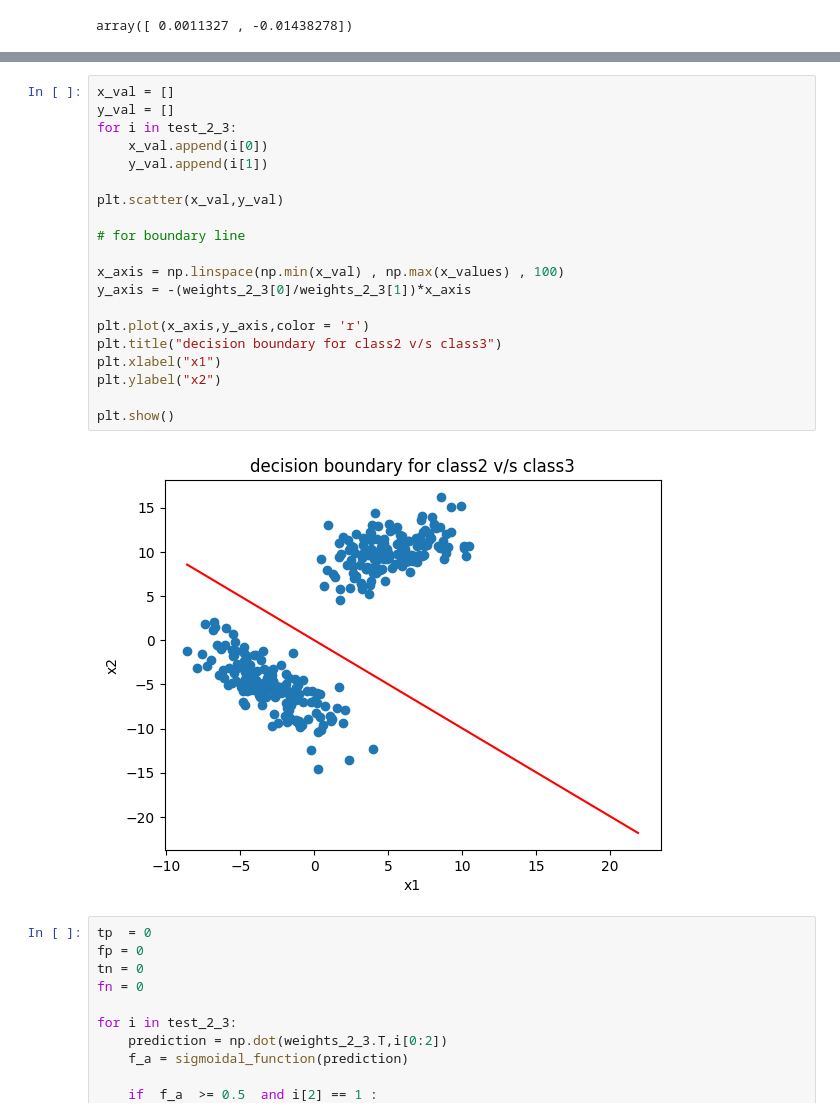
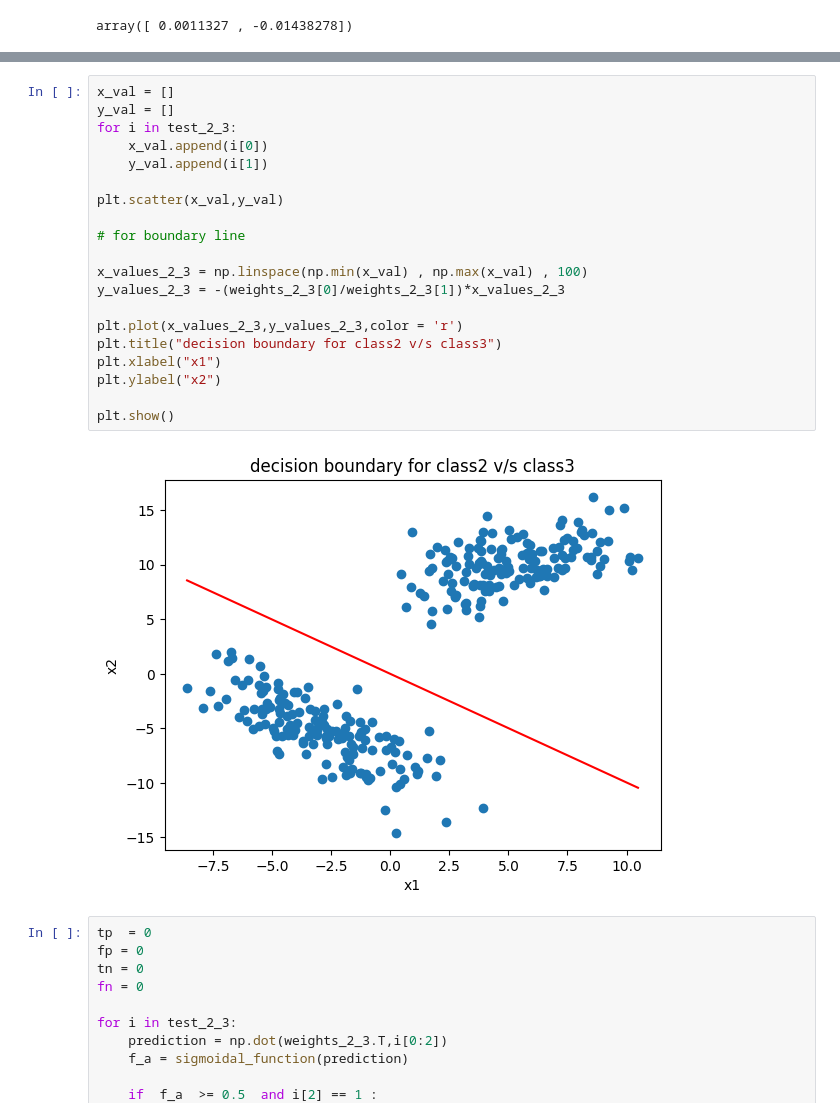
Before and after one commit to ShubhamPatwar/Projects, a Jupyter notebook: DL assignments/Assignment_1/assignment_1_solved/Assignmnet_1_part_1.ipynb, the cells around one changed output, grey strips where cells are left out. Saved outputs shown, nothing was run; the diff lists cells and outputs as text.

```diff
--- a/DL assignments/Assignment_1/assignment_1_solved/Assignmnet_1_part_1.ipynb
+++ b/DL assignments/Assignment_1/assignment_1_solved/Assignmnet_1_part_1.ipynb
@@ -474,25 +400,25 @@ Epoch no.
 # %%
 x_val = []
 y_val = []
 for i in test_2_3:
     x_val.append(i[0])
     y_val.append(i[1])
 
 plt.scatter(x_val,y_val)
 
 # for boundary line
 
-x_axis = np.linspace(np.min(x_val) , np.max(x_values) , 100)
-y_axis = -(weights_2_3[0]/weights_2_3[1])*x_axis
+x_values_2_3 = np.linspace(np.min(x_val) , np.max(x_val) , 100)
+y_values_2_3 = -(weights_2_3[0]/weights_2_3[1])*x_values_2_3
 
-plt.plot(x_axis,y_axis,color = 'r')
+plt.plot(x_values_2_3,y_values_2_3,color = 'r')
 plt.title("decision boundary for class2 v/s class3")
 plt.xlabel("x1")
 plt.ylabel("x2")
 
 plt.show()
 # %% [output]
-[figure, old version]
+[figure, new version]
 # %%
 tp  = 0
 fp = 0
```
Also changed, not shown: parts of 16 cells of this notebook.
